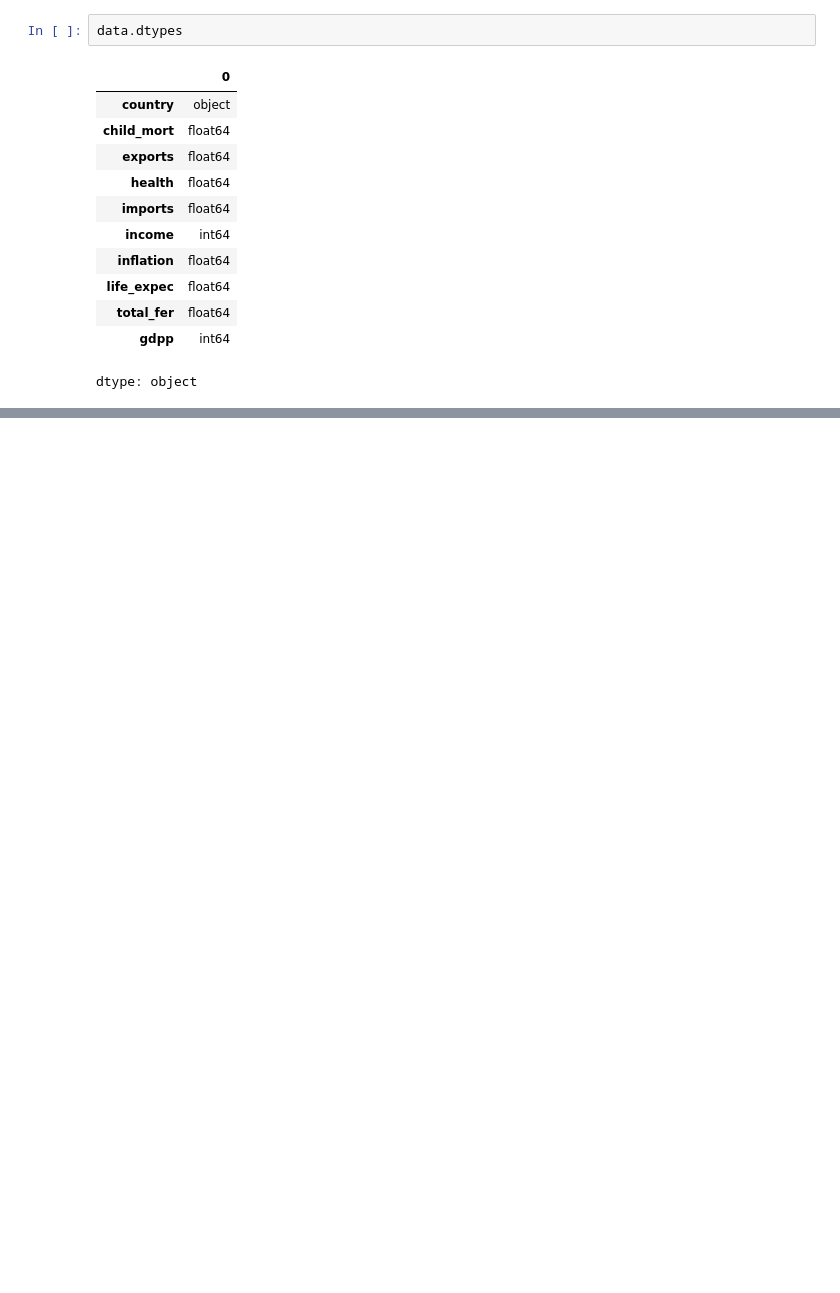
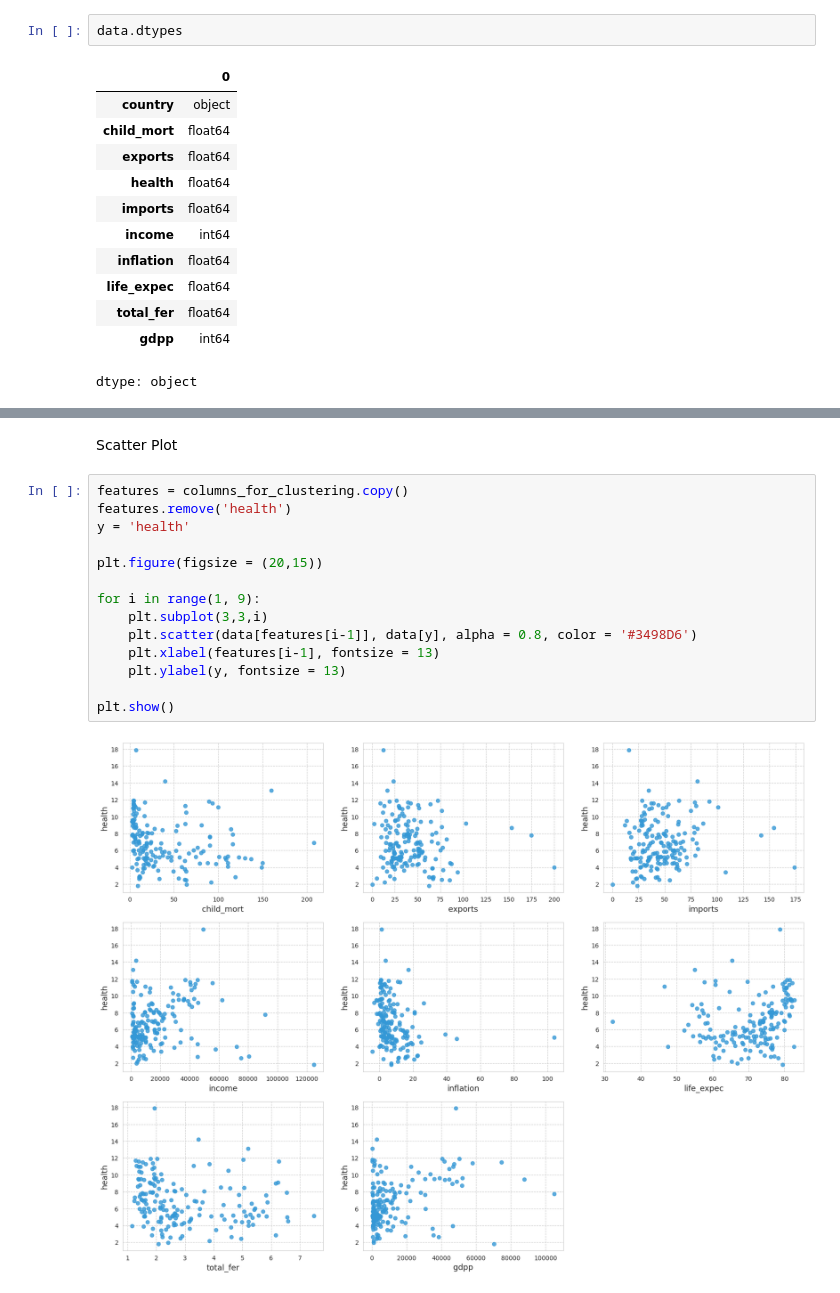
Before and after one commit to difaahh/Machine-Learning, a Jupyter notebook: clustering_country_data_kmeans.ipynb, the cells around one changed output, grey strips where cells are left out. Drawn from its saved outputs; the diff is of its cells as text; blank space fills up the shorter version.

```diff
--- a/clustering_country_data_kmeans.ipynb
+++ b/clustering_country_data_kmeans.ipynb
@@ -29,0 +148,18 @@ dtype: object
+# %% [markdown]
+Scatter Plot
+# %%
+features = columns_for_clustering.copy()
+features.remove('health')
+y = 'health'
+
+plt.figure(figsize = (20,15))
+
+for i in range(1, 9):
+    plt.subplot(3,3,i)
+    plt.scatter(data[features[i-1]], data[y], alpha = 0.8, color = '#3498D6')
+    plt.xlabel(features[i-1], fontsize = 13)
+    plt.ylabel(y, fontsize = 13)
+
+plt.show()
+# %% [output]
+[figure, added]
```
Also changed, not shown: parts of 36 cells of this notebook.
